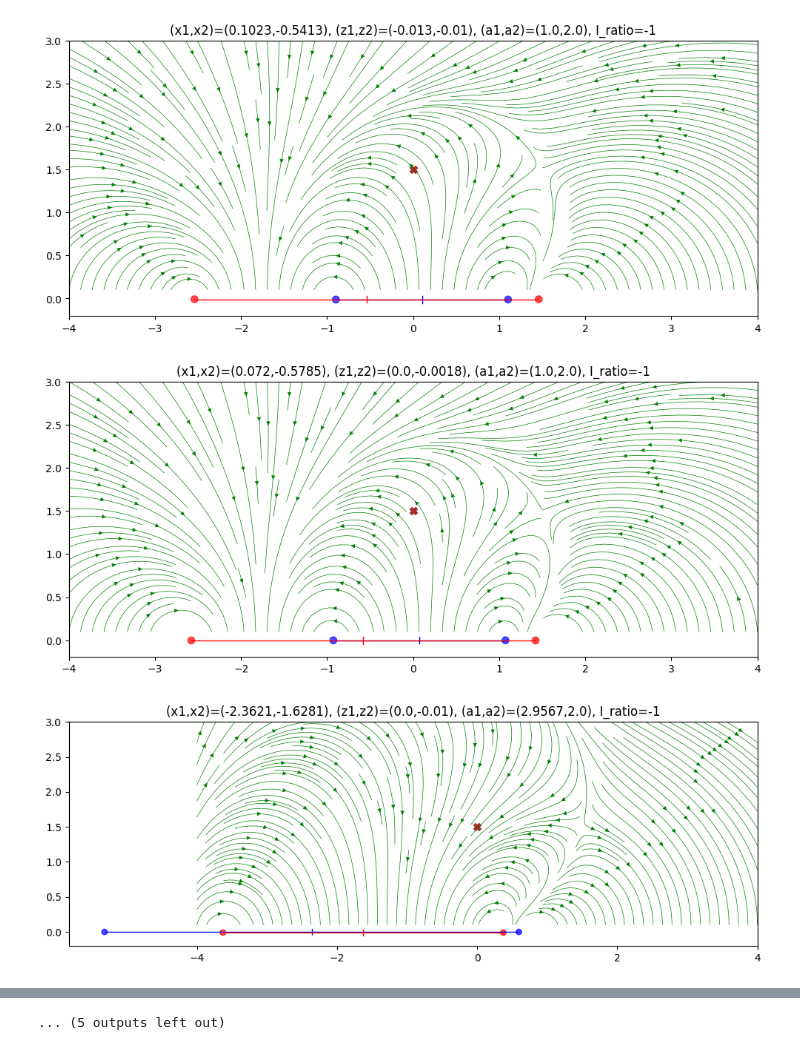
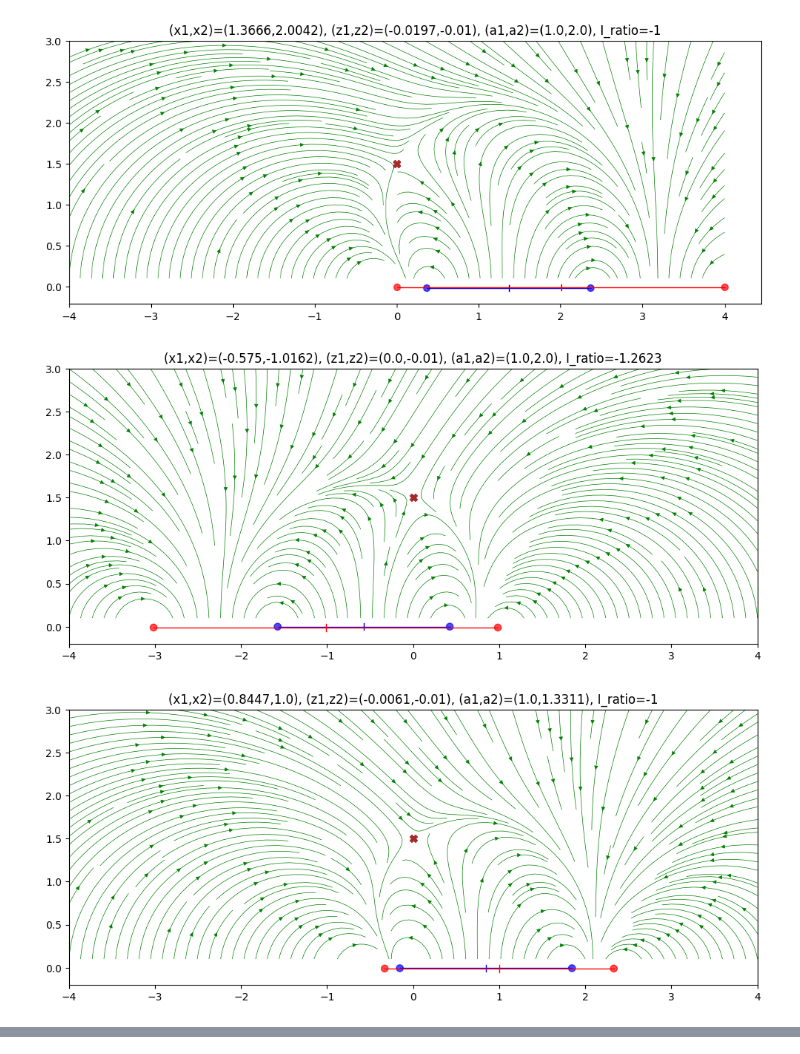
Before and after one commit to michael-isichenko/misc, a Jupyter notebook: interactive.ipynb, the cells around one changed output, grey strips where cells are left out. Cells and saved outputs as stored; diff of their text form; code cells hidden in the pictures.

```diff
--- a/interactive.ipynb
+++ b/interactive.ipynb
@@ -55,7 +55,8 @@ def dB(x, y, z, a, t):
 
 def loop_B(x, y, z, a):
     '''
-    Magnetic field of full loop -- t-integral of dB over the loop
+    Magnetic field of full loop at the origin -- t-integral of dB over the loop.
+    Returns ([Bx, By, Bz], integration_error).
     '''
     return integrate.quad_vec(lambda t: dB(x, y, z, a, t), 0, 2*np.pi)
 
@@ -63,7 +64,7 @@ def Bxz(x, z, x1, x2, z1, z2, a1, a2, I1, I2):
     '''
     Magnetic field in the plane y=0 of two current loops with centers
     at (x_i, 0, z_i), radii a_i, and currents I_i.
-    z_i are small nonpositive distances down from the chip plane
+    z_i are small nonpositive distances indicating loop positions below the board plane.
     '''
     B1 = loop_B(x - x1, 0, z - z1, a1)[0]
     B2 = loop_B(x - x2, 0, z - z2, a2)[0]
@@ -71,7 +72,7 @@ def Bxz(x, z, x1, x2, z1, z2, a1, a2, I1, I2):
 
 def search_params(null_x, null_z, vars):
     '''
-    Minimize square magnetic field at the given point (null_x, 0, null_x) starting with
+    Minimize square magnetic field at the given point (null_x, 0, null_z) starting with
     default Params and varying or more specified params while holding others constant.
     Variable param names are in the list vars, for example ['x1', 'x2']
     '''
@@ -85,7 +86,7 @@ def search_params(null_x, null_z, vars):
             setattr(pp, var, value) # set pp.<var> = value
         I1, I2 = 1, pp.I_ratio
         return np.sum(np.square(
-            Bxz(null_z, null_z, pp.x1, pp.x2, pp.z1, pp.z2, pp.a1, pp.a2, I1, I2)
+            Bxz(null_x, null_z, pp.x1, pp.x2, pp.z1, pp.z2, pp.a1, pp.a2, I1, I2)
         ))
     initial_values = [getattr(pp, var) for var in vars] # extract default pp.<var> as initial guess
     bounds         = [getattr(bb, var) for var in vars] # extract default bounds for the variables
@@ -141,34 +142,36 @@ def mark_loop(ax, x, z, a, color):
     ax.add_patch(Circle((x-a, z), r, color=color, alpha=0.7))
     ax.add_patch(Circle((x+a, z), r, color=color, alpha=0.7))
     ax.add_artist(lines.Line2D([x-a, x+a], [z, z], linewidth=1, color=color))
     ax.add_artist(lines.Line2D([x, x], [z-r, z+r], linewidth=1, color=color))
 
 def plot_field(pp: Params, null_x, null_z):
     xmin, xmax = -4, 4
     zmin, zmax =  0.1, 3
     xx, zz = np.linspace(xmin, xmax, 150), np.linspace(zmin, zmax, 150)
     xx_grid, zz_grid = np.meshgrid(xx, zz)
     B = Bxz(xx_grid, zz_grid, pp.x1, pp.x2, pp.z1, pp.z2, pp.a1, pp.a2, 1, pp.I_ratio)
     # print(B)
     fig = plt.figure(figsize=(12,8))
     ax  = fig.add_subplot(1, 1, 1)
     mark_loop(ax, pp.x1, pp.z1, pp.a1, 'blue')
     mark_loop(ax, pp.x2, pp.z2, pp.a2, 'red')
     ax.scatter(null_x, null_z, s=50, color='brown', marker='X')
     ax.streamplot(xx_grid, zz_grid, B[0], B[1], density=2, color='g',
                     linewidth=0.5, cmap=plt.cm.viridis, arrowsize=0.8)
     ax.set_aspect('equal')
     ax.set_title(pp)
     plt.show()
 
 for vars, result in zip(vars_tuples, results):
-    if result.fun > 1e-6:
+    if result.fun > 1e-6: # normal ~ 1e-11
         continue
     pp = Params()
     for var, value in zip(vars, result.x):
         setattr(pp, var, value) # set pp.<var> = to best values saved in result.x
+    if np.abs(pp.x1 - pp.x2) < 0.1 and np.abs(pp.a1 - pp.a2) < 0.1:
+        continue # skip loops canceling each other
     plot_field(pp, null_x, null_z)
 # %% [output]
-[figure, old version]
+[figure, new version]
-[figure, old version]
+[figure, new version]
-[figure, old version]
+[figure, new version]
@@ -184 +186,0 @@ for vars, result in zip(vars_tuples, results):
-... (5 outputs left out)
```
Also changed, not shown: parts of 2 cells of this notebook.
